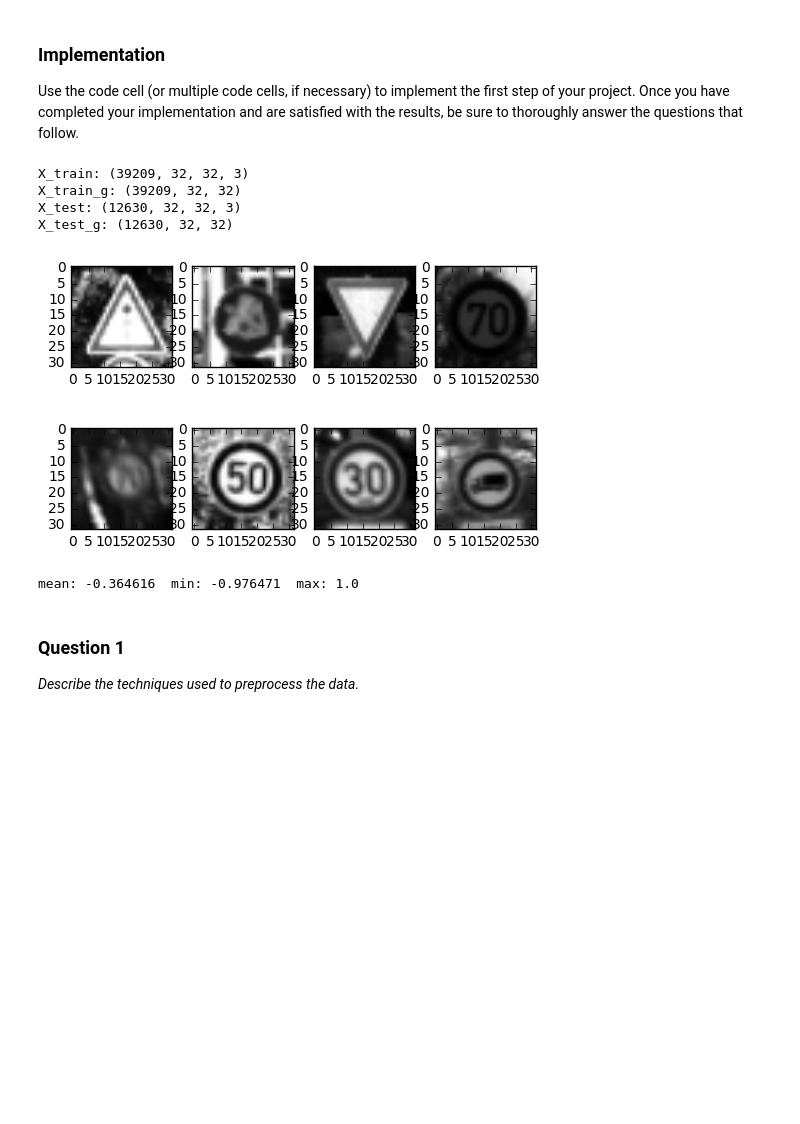
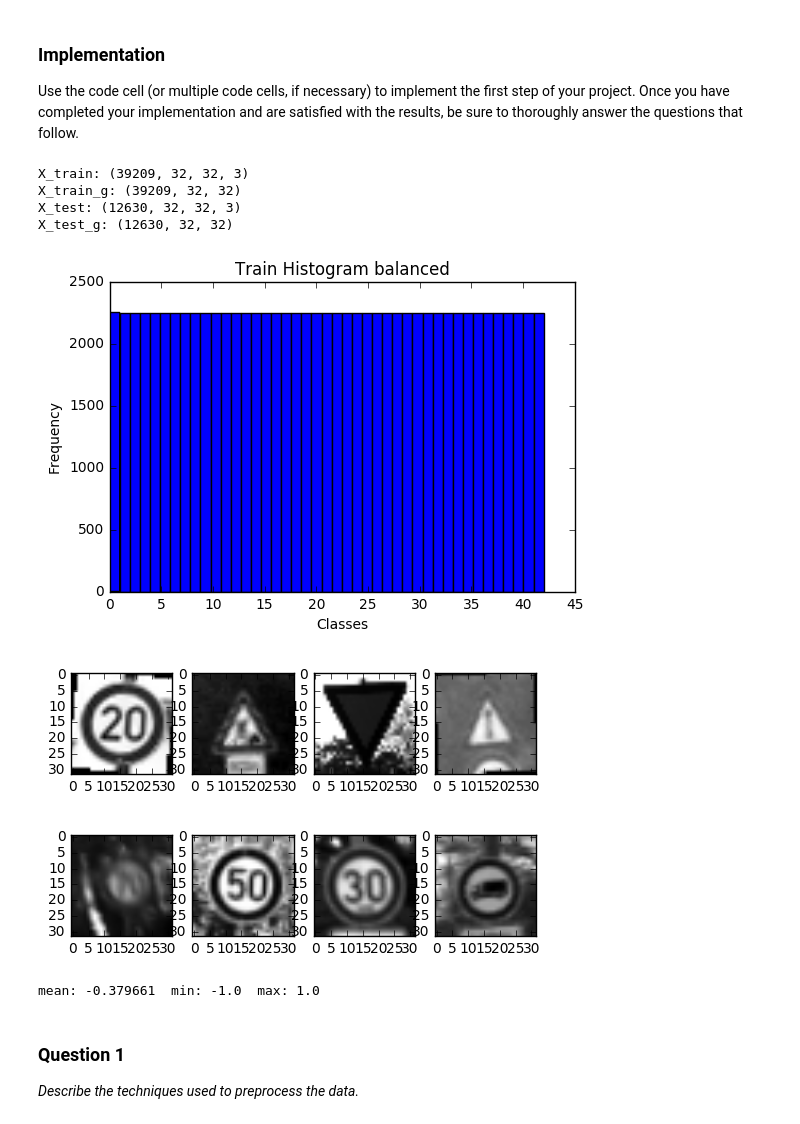
Before and after one commit to fscbr/sdc_course, a Jupyter notebook: traffic-signs/Traffic_Signs_Recognition.ipynb, the cells around one changed output. Saved outputs shown, nothing was run; the diff lists cells and outputs as text; code cells hidden in the pictures; blank space fills up the shorter version.

```diff
--- a/traffic-signs/Traffic_Signs_Recognition.ipynb
+++ b/traffic-signs/Traffic_Signs_Recognition.ipynb
@@ -133,7 +135,9 @@ Use the code cell (or multiple code cells, if necessary) to implement the first
 ### Feel free to use as many code cells as needed.
 import cv2
 from sklearn.preprocessing import LabelBinarizer
+import scipy.ndimage
 
+#get the grayscale image
 def grayscale(img):
     """Applies the Grayscale transform
     This will return an image with only one color channel
@@ -143,7 +147,7 @@ def grayscale(img):
 
 X_train_g = []
 X_test_g = []
-#conert train and test to gray
+#convert train and test to gray
 for i in range(n_train):
     X_train_g.append(grayscale(X_train[i]))
 
@@ -159,9 +163,44 @@ print("X_train_g:",X_train_g.shape)
 print("X_test:",X_test.shape)
 print("X_test_g:",X_test_g.shape)
 
+#balance train set by addng rotated and shifted images
+n_per_class = np.bincount(y_train)
+max_per_class = int(np.max(n_per_class))
+
+for i in range(n_classes):
+  n_add = max_per_class -  n_per_class[i]
+
+  if n_add <= 0:
+    continue
+
+  query = np.where(y_train == i)
+
+  angles = np.random.uniform(-10, 10, size=n_add)
+#  print(n_per_class[i],"/",max_per_class," add ",n_add, " for class", i)
+  ai = 0
+  X_train_add = []
+  y_train_add = []
+  while len(X_train_add) < n_add:
+    for x in X_train_g[query]:
+      X_train_add.append(scipy.ndimage.rotate(x, angles[ai], reshape=False))
+      y_train_add.append(i)
+      ai +=1
+      if len(X_train_add) == n_add:
+        break;
+
+  X_train_g = np.append(X_train_g,X_train_add, axis=0)
+  y_train = np.append(y_train,y_train_add, axis=0)
+
+n_train = X_train_g.shape[0]
+
+fig = plt.figure()
+plt.hist(y_train,n_classes)
+plt.title("Train Histogram balanced")
+plt.xlabel("Classes")
+plt.ylabel("Frequency")
+
 #shuffle train data randomly
 random_indizes = np.arange(n_train)
-np.random.seed(1)
 np.random.shuffle(random_indizes)
 
 #show gray images for some train cases
@@ -183,36 +222,37 @@ for i in range(4):
   plt.imshow(X_test_g[random_indizes[i]], cmap="gray")
 plt.show()
 
 #normalize the images
 X_train_g = X_train_g.astype('float32')
 X_train_g -= 127.5
 X_train_g /= 127.5
 
 X_test_g = X_test_g.astype('float32')
 X_test_g -= 127.5
 X_test_g /= 127.5
 
 #reshape to rank 4 tensor
 X_train_g = np.reshape(X_train_g,(X_train_g.shape[0],X_train_g.shape[1],X_train_g.shape[2],1))
 X_test_g = np.reshape(X_test_g,(X_test_g.shape[0],X_test_g.shape[1],X_test_g.shape[2],1))
 
 #some statictics mean min, max
 print("mean:",np.mean(X_train_g )," min:",np.min(X_train_g )," max:",np.max(X_train_g ))
 
 # Turn labels into numbers and apply One-Hot Encoding
 # Change to float32, so it can be multiplied against the features in TensorFlow, which are float32
 encoder = LabelBinarizer()
 encoder.fit(y_train)
 y_train = encoder.transform(y_train).astype(np.float32)
 y_test = encoder.transform(y_test).astype(np.float32)
 # %% [output]
 X_train: (39209, 32, 32, 3)
 X_train_g: (39209, 32, 32)
 X_test: (12630, 32, 32, 3)
 X_test_g: (12630, 32, 32)
-[figure, old version]
+[figure, new version]
-[figure, old version]
+[figure, new version]
+[figure, added]
-mean: -0.364616  min: -0.976471  max: 1.0
+mean: -0.379661  min: -1.0  max: 1.0
 # %% [markdown]
 ### Question 1
 
```
Also changed, not shown: parts of 26 cells of this notebook, 18 other files.
